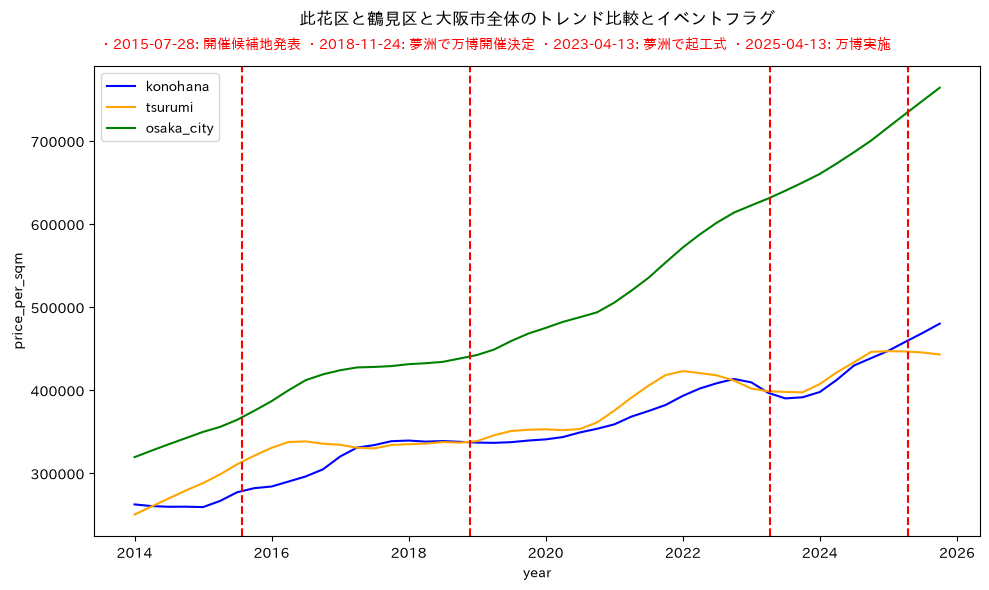
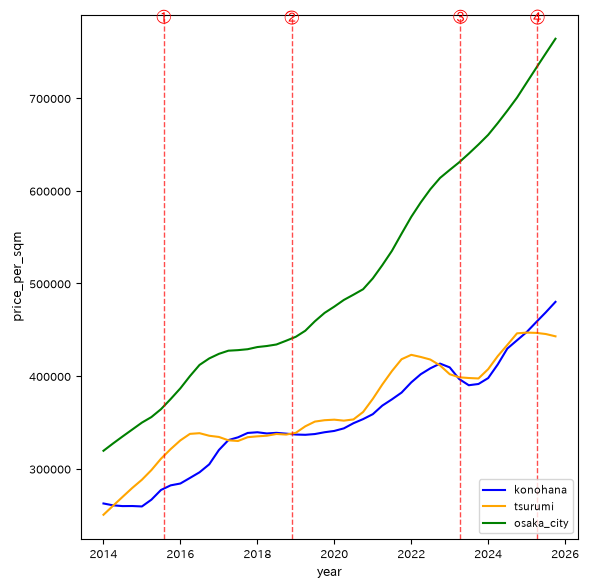
The notebook cell's code change between the first figure and the second:
--- before
+++ after
@@ -4,25 +4,23 @@
 all_trend = result_all.trend
 
-# 描画範囲の決定
-fig, ax = plt.subplots(1, 1, figsize=(10, 6))
+fig, ax = plt.subplots(1, 1, figsize=(6, 6))
 
-# 此花区と鶴見区と大阪市のトレンドを色分けして重ねて描画
 ax.plot(konohana_trend.index, konohana_trend.values, color='blue', label='konohana')
 ax.plot(tsurumi_trend.index, tsurumi_trend.values, color='orange', label='tsurumi')
 ax.plot(all_trend.index, all_trend.values, color='green', label='osaka_city')
-ax.set_title("此花区と鶴見区と大阪市全体のトレンド比較とイベントフラグ", pad=30)
 
-# イベントが起こったタイミングに赤線を引く
-y_list = ['2015-07-28', '2018-11-24', '2023-04-13', '2025-04-13']
-for y in y_list:
-    ax.axvline(x=pd.Timestamp(ts_input=y), color='red', linestyle='--')
+# イベントを番号だけで示す(説明文はスライドのテキスト側に記載する想定)
+events = ['2015-07-28', '2018-11-24', '2023-04-13', '2025-04-13']
+ymax = max(konohana_trend.values.max(), tsurumi_trend.values.max(), all_trend.values.max())
+for i, date in enumerate(events, start=1):
+    ax.axvline(x=pd.Timestamp(date), color='red', linestyle='--', linewidth=1, alpha=0.7)
+    ax.text(pd.Timestamp(date), ymax * 1.02, f'①②③④'[i-1], color='red', fontsize=11,
+            ha='center', va='bottom', fontweight='bold')
 
-# 赤線の中身の説明を追加
-event_text = "・2015-07-28: 開催候補地発表 ・2018-11-24: 夢洲で万博開催決定 ・2023-04-13: 夢洲で起工式 ・2025-04-13: 万博実施"
-fig.text(x=0.5, y=0.91, s=event_text, ha='center', color='red')
-
-ax.set_xlabel('year')
-ax.set_ylabel('price_per_sqm')
+ax.set_xlabel('year', fontsize=9)
+ax.set_ylabel('price_per_sqm', fontsize=9)
+ax.legend(fontsize=8, loc='lower right')
+ax.tick_params(labelsize=8)
 plt.tight_layout()
-ax.legend()
+plt.savefig('trend_chart_square.png', dpi=200, bbox_inches='tight')
 plt.show()

Commit: EDAから可視化まで完了